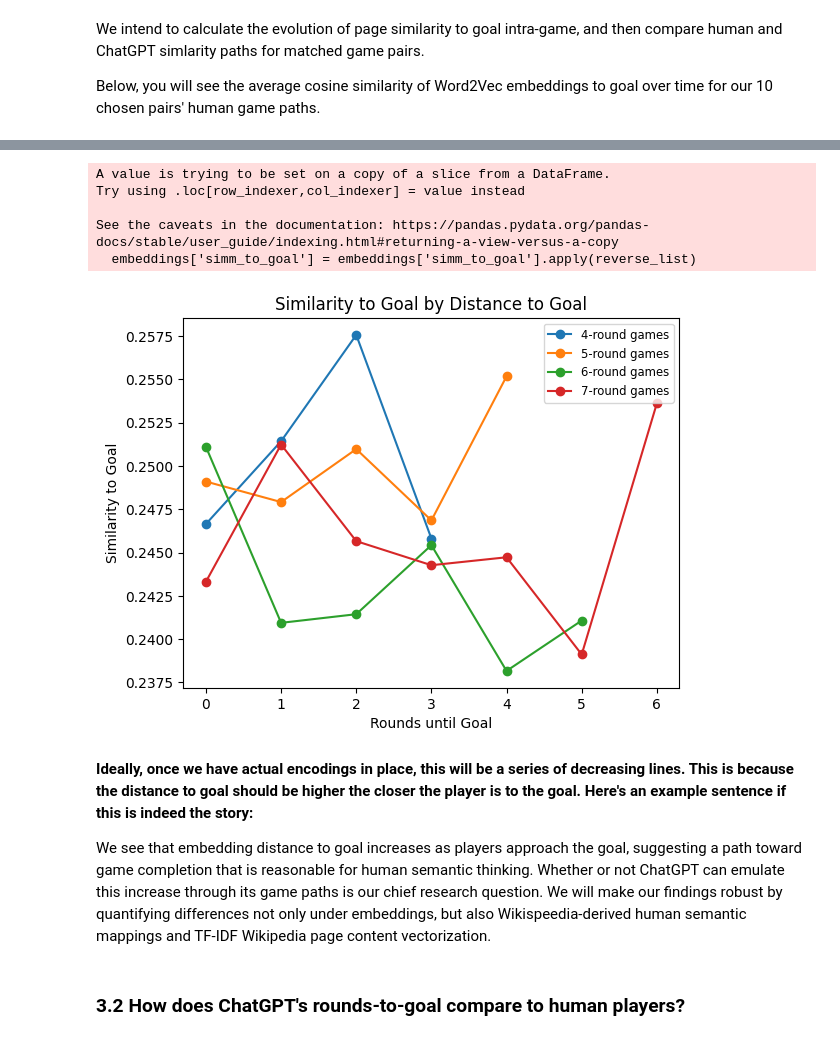
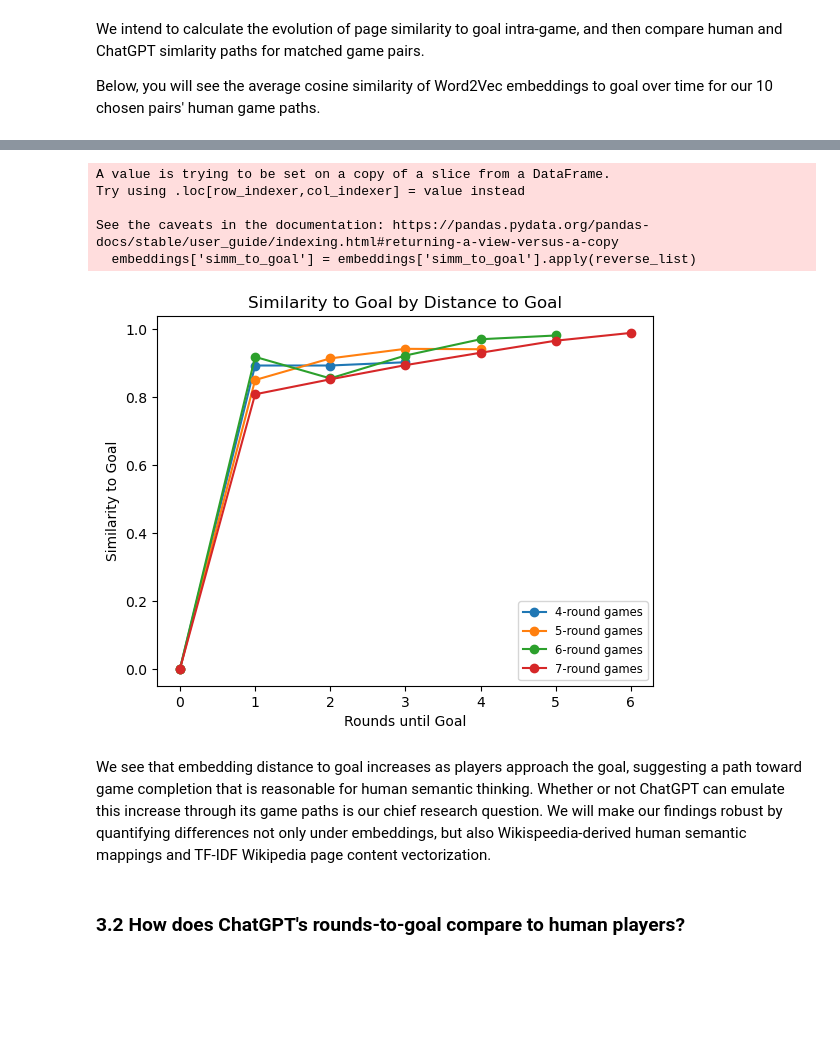
Before and after one commit to epfl-ada/ada-2023-project-klech, a Jupyter notebook: analysis.ipynb, the cells around one changed output, grey strips where cells are left out. Saved outputs shown, nothing was run; the diff lists cells and outputs as text; code cells hidden in the pictures; blank space fills up the shorter version.

Commit message:
lorenzo changes

```diff
--- a/analysis.ipynb
+++ b/analysis.ipynb
@@ -90,18 +91,25 @@ First, we load in our data and compute its scale.
 # %%
 # decode url text inside page names
 def decode_list(url_encoded_list):
-    """Decodes url_encoded path."""
+    """Decodes url_encoded path.
+
+    Args:
+        url_encoded_list (list): list of url_encoded page names
+
+    Returns:
+        list: list of decoded page names
+    """
     return [urllib.parse.unquote(element).replace(',', '') for element in url_encoded_list]
 
 # pull in finished games and prepare for append
-paths_finished = pd.read_csv(data_dir+'paths_finished.tsv', sep='\t', skiprows = 16, header = None, names = ['hashedIpAddress', 'timestamp', 'durationInSec', 'path', 'rating'])
+paths_finished = pd.read_csv(os.path.join(data_dir, 'paths_finished.tsv'), sep='\t', skiprows = 16, header = None, names = ['hashedIpAddress', 'timestamp', 'durationInSec', 'path', 'rating'])
 paths_finished['path_decoded'] = paths_finished['path'].str.split(';').apply(decode_list)
 paths_finished['origin'] = paths_finished['path_decoded'].str[0]
 paths_finished['goal'] = paths_finished['path_decoded'].str[-1]
 paths_finished['finished'] = 1
 
 # pull in unfinished games and prepare for append
-paths_unfinished = pd.read_csv(data_dir+'paths_unfinished.tsv', sep='\t', skiprows=17, header = None, names = ['hashedIpAddress', 'timestamp', 'durationInSec', 'path', 'target', 'type'])
+paths_unfinished = pd.read_csv(os.path.join(data_dir, 'paths_unfinished.tsv'), sep='\t', skiprows=17, header = None, names = ['hashedIpAddress', 'timestamp', 'durationInSec', 'path', 'target', 'type'])
 paths_unfinished['path_decoded'] = paths_unfinished['path'].str.split(';').apply(decode_list)
 paths_unfinished['origin'] = paths_unfinished['path_decoded'].str[0]
 paths_unfinished = paths_unfinished.rename(columns={'target': 'goal'})
@@ -112,7 +120,7 @@ all_paths = pd.concat([paths_finished, paths_unfinished])
 all_paths['game_pair'] = all_paths['origin'] + "->" + all_paths['goal']
 print("There are " + str(len(paths_finished)) + " finished games and " + str(len(paths_unfinished)) + " unfinished games, amounting to " + str(len(all_paths)) + " game attempts total.")
 print("{:.2f}%".format(all_paths[all_paths['finished'] == 0]['goal'].isnull().sum()) + " of unfinished paths are missing data on the game goal.\n")
-game_pair_counts = all_paths['game_pair'].value_counts().reset_index()
+game_pair_counts = all_paths['game_pair'].value_counts().rename_axis('game_pair').reset_index(name='count')
 if platform == 'colab':
   game_pair_counts = game_pair_counts.rename(columns={'game_pair': 'human_attempts', 'index':'game_pair'})
 else:
@@ -429,7 +492,7 @@ The LLM answers to our prompts are still visible.
 
 links = {}
 
-df = pd.read_csv(data_dir + 'links.tsv', sep='\t', skiprows=12, header=None)
+df = pd.read_csv(os.path.join(data_dir, 'links.tsv'), sep='\t', skiprows=12, header=None)
 # Iterate over the dataframe rows
 for index, row in df.iterrows():
     start_page = urllib.parse.unquote(row[0])
@@ -440,7 +503,15 @@ for index, row in df.iterrows():
         links[start_page] = [link_page]
 
 # Function for pulling links
-def get_links_from_wikipedia_page(page_title):
+def get_links_from_wikipedia_page(page_title: str) -> list:
+    """Get links from wikipedia page
+
+    Args:
+        page_title (str): page title
+
+    Returns:
+        list: list of links from page
+    """
     return links.get(page_title, [])
 
 # Example: first 5 links from Batman page
@@ -704,7 +788,7 @@ The following [link](https://chat.openai.com/share/c8d49c5d-1725-4e67-a688-a58b0
 # %% [markdown]
 Equipped with our 10 game pairs and ChatGPT prompt, we intend to develop our LLM game path dataset going forward. We use this section to demonstrate some of the analysis we will perform once we have access to the aforementioned data.
 # %%
-game_pairs_for_LLM = pd.read_csv('dependencies/game_pairs_for_LLM.csv')
+game_pairs_for_LLM = pd.read_csv(os.path.join(dependencies_dir, 'game_pairs_for_LLM.csv'))
 # %% [markdown]
 ### 3.1 Does ChatGPT pursue page-paths that are sensical to human researchers?
 # %% [markdown]
@@ -714,46 +823,42 @@ Below, you will see the average cosine similarity of Word2Vec embeddings to goal
 # %%
-# Calculating embedding similarity to goal for every page on game paths
-def calculate_embedding(page):
-    return np.random.rand(100) # fix embedding here Lorenzo
-def calculate_embeddings(game_path):
-    return [calculate_embedding(page) for page in game_path]
+import spacy
+
+nlp = spacy.load('en_core_web_md')
+
 def similarity_to_goal(embedding_path, goal):
-    embedded_goal = calculate_embedding(goal)
-    return [cosine(embedded_page, embedded_goal) for embedded_page in embedding_path]
+    return [ 1 - nlp(embedded_page).similarity(nlp(goal)) for embedded_page in embedding_path]
 
 embeddings = all_paths[all_paths['finished'] == 1].merge(right=game_pairs_for_LLM, on=['game_pair','goal'])[['game_pair', 'game_length', 'goal', 'path_decoded']]
-embeddings['path_embeddings'] = [calculate_embeddings(game_path) for game_path in embeddings['path_decoded']]
-embeddings['simm_to_goal'] = embeddings.apply(lambda row: similarity_to_goal(row['path_embeddings'], row['goal']), axis=1)
+embeddings['simm_to_goal'] = embeddings.apply(lambda row: similarity_to_goal(row['path_decoded'], row['goal']), axis=1)
 embeddings = embeddings[['game_pair', 'simm_to_goal', 'game_length']]
 
 # create similarity path for game of length n
 def reverse_list(lst):
     return lst[::-1]
+
 def similarity_path(embeddings, game_length):
     embeddings = embeddings[embeddings['game_length'] == game_length]
     embeddings['simm_to_goal'] = embeddings['simm_to_goal'].apply(reverse_list)
     return [np.mean(simms) for simms in zip(*embeddings['simm_to_goal'])]
 
 # Display
 fig, ax = plt.subplots()
 for l in [4, 5, 6, 7]:
     simm_path_reverse = similarity_path(embeddings, l)
     ax.plot(range(len(simm_path_reverse)), simm_path_reverse, marker = 'o', label=str(l) + "-round games")
 ax.set_xlabel('Rounds until Goal')
 ax.set_ylabel('Similarity to Goal')
 ax.set_title('Similarity to Goal by Distance to Goal')
 ax.legend(fontsize='small')
 plt.show()
 # %% [output]
 A value is trying to be set on a copy of a slice from a DataFrame.
 Try using .loc[row_indexer,col_indexer] = value instead
 
 See the caveats in the documentation: https://pandas.pydata.org/pandas-docs/stable/user_guide/indexing.html#returning-a-view-versus-a-copy
   embeddings['simm_to_goal'] = embeddings['simm_to_goal'].apply(reverse_list)
-[figure, old version]
+[figure, new version]
 # %% [markdown]
-**Ideally, once we have actual encodings in place, this will be a series of decreasing lines. This is because the distance to goal should be higher the closer the player is to the goal. Here's an example sentence if this is indeed the story:**
-
 We see that embedding distance to goal increases as players approach the goal, suggesting a path toward game completion that is reasonable for human semantic thinking. Whether or not ChatGPT can emulate this increase through its game paths is our chief research question. We will make our findings robust by quantifying differences not only under embeddings, but also Wikispeedia-derived human semantic mappings and TF-IDF Wikipedia page content vectorization.
 # %% [markdown]
 ### 3.2 How does ChatGPT's rounds-to-goal compare to human players?
```
Also changed, not shown: parts of 33 cells of this notebook, 2 other files.
